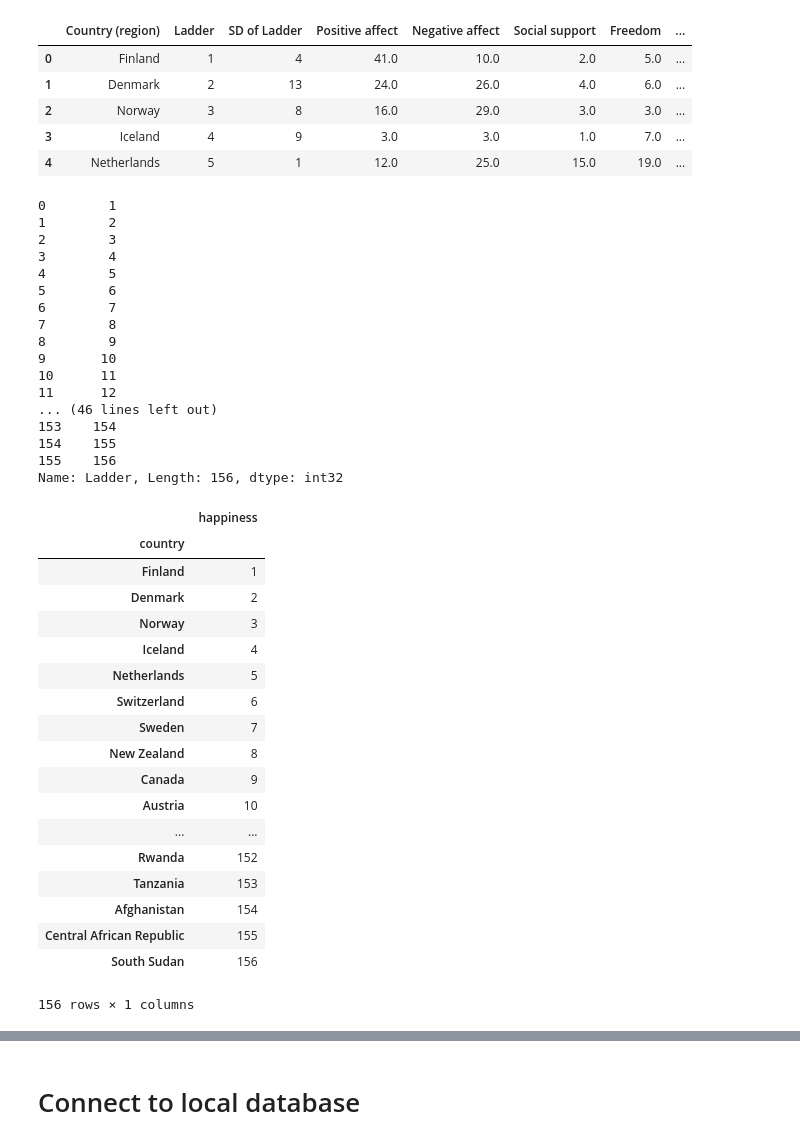
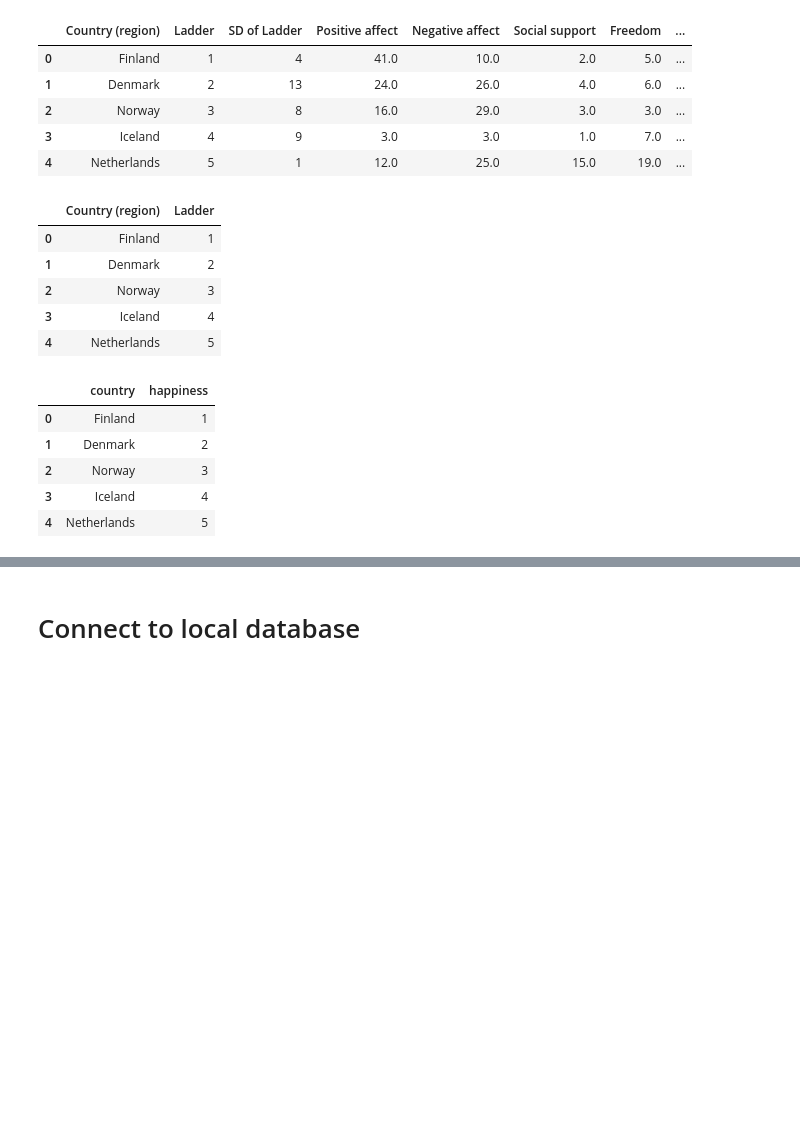
Before and after one commit to poojasheelvanth/ETL-Project, a Jupyter notebook: starbucks_happiness.ipynb, the cells around one changed output, grey strips where cells are left out. Drawn from its saved outputs; the diff is of its cells as text; code cells hidden in the pictures; blank space fills up the shorter version.

```diff
--- a/starbucks_happiness.ipynb
+++ b/starbucks_happiness.ipynb
@@ -183,46 +158,25 @@ country_raw.head()
 | 3 | Iceland | 4 | 9 | 3.0 | 3.0 | 1.0 | 7.0 | ... |
 | 4 | Netherlands | 5 | 1 | 12.0 | 25.0 | 15.0 | 19.0 | ... |
 # %%
-country_raw=country_raw[['Country (region)','Ladder']]
-country_raw['Ladder'].astype(int)
+country_df = country_raw[['Country (region)','Ladder']]
+country_df['Ladder'].astype(int)
+c.head()
 # %% [output]
-0        1
-1        2
-2        3
-3        4
-4        5
-5        6
-6        7
-7        8
-8        9
-9       10
-10      11
-11      12
-... (46 lines left out)
-153    154
-154    155
-155    156
-Name: Ladder, Length: 156, dtype: int32
+|  | Country (region) | Ladder |
+| 0 | Finland | 1 |
+| 1 | Denmark | 2 |
+| 2 | Norway | 3 |
+| 3 | Iceland | 4 |
+| 4 | Netherlands | 5 |
 # %%
-country_raw=country_raw.rename(columns={'Country (region)':'country','Ladder':'happiness'})
-country_raw.set_index('country')
+country_df = country_df.rename(columns={'Country (region)':'country','Ladder':'happiness'})
+country_df.set_index('country')
+
+country_df.head()
 # %% [output]
-|  | happiness |
-| country |  |
-| Finland | 1 |
-| Denmark | 2 |
-| Norway | 3 |
-| Iceland | 4 |
-| Netherlands | 5 |
-| Switzerland | 6 |
-| Sweden | 7 |
-| New Zealand | 8 |
-| Canada | 9 |
-| Austria | 10 |
-| ... | ... |
-| Rwanda | 152 |
-| Tanzania | 153 |
-| Afghanistan | 154 |
-| Central African Republic | 155 |
-| South Sudan | 156 |
+|  | country | happiness |
+| 0 | Finland | 1 |
+| 1 | Denmark | 2 |
+| 2 | Norway | 3 |
+| 3 | Iceland | 4 |
+| 4 | Netherlands | 5 |
-156 rows × 1 columns
```
Also changed, not shown: parts of 23 cells of this notebook, 1 other file.
